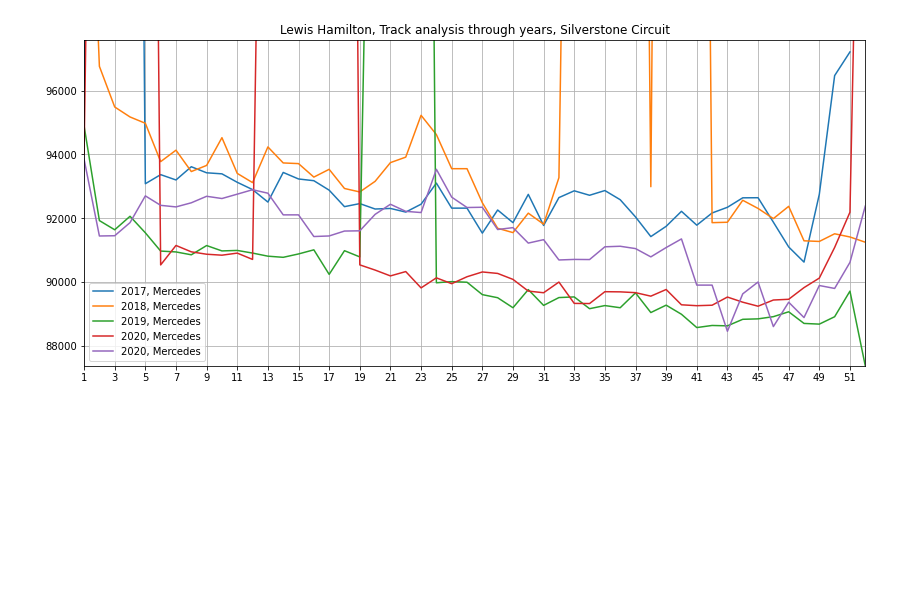
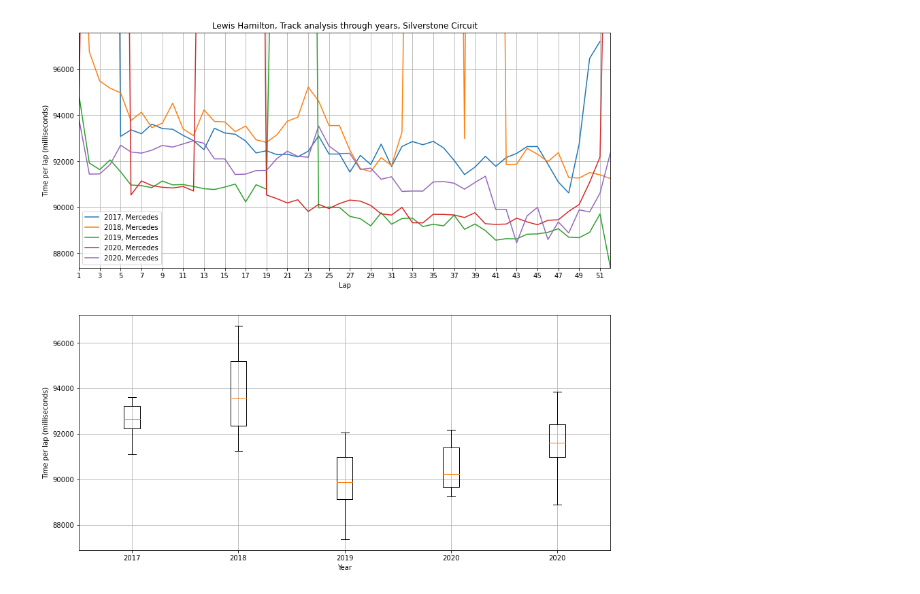
Before and after one commit to cnkndmr/formula1-data-analysis, a Jupyter notebook: src/03-driver_laptime_by_race.ipynb, the cells around one changed output. Drawn from its saved outputs; the diff is of its cells as text; code cells hidden in the pictures; blank space fills up the shorter version.

Commit message:
boxchart and labels added

```diff
--- a/src/03-driver_laptime_by_race.ipynb
+++ b/src/03-driver_laptime_by_race.ipynb
@@ -24,8 +24,9 @@ circuitId = circuits_df[circuits_df.circuitRef == circuitRef]['circuitId'].iloc[
 driverRef = 'hamilton'
 driverId = drivers_df[drivers_df.driverRef == driverRef]['driverId'].iloc[0]
 
-plt.figure(figsize=(14, 6))
+plt.figure(figsize=(14, 14))
 
+plt.subplot(2, 1, 1)
 last_5_raceId = races_df[races_df.circuitId == circuitId].sort_values("year").raceId.iloc[-5:]
 for raceId in last_5_raceId:
     race_df = lap_times_df[(lap_times_df.raceId == raceId) & (lap_times_df.driverId == driverId)].copy()
@@ -36,32 +37,48 @@ for raceId in last_5_raceId:
         race_df.loc[race_df.lap.isin([lap, lap + 1]),'milliseconds'] = np.nan
         mean_value = race_df.loc[race_df.lap.isin([lap - 1, lap + 2])].milliseconds.mean()
         race_df.loc[race_df.lap.isin([lap, lap + 1]),'milliseconds'] = mean_value
 
     race_year = str(races_df[races_df.raceId == raceId].year.iloc[0])
     constructorId = results_df[(results_df.raceId == raceId) & (results_df.driverId == driverId)].constructorId.iloc[0]
     constructor_name = constructors_df[constructors_df.constructorId == constructorId].name.iloc[0]
     label = race_year + ', ' + constructor_name
     plt.plot(race_df.lap,
              race_df.milliseconds,
              label = label)
 
 plt.legend()
 race_df = lap_times_df[(lap_times_df.raceId.isin(last_5_raceId)) & (lap_times_df.driverId == driverId)].copy()
 plt.xlim(race_df["lap"].values.min(),
          race_df["lap"].values.max())
 q1 = race_df.milliseconds.quantile(0.25)
 q3 = race_df.milliseconds.quantile(0.75)
 cons = (q3 - q1) * 1.5
 high_lim = q3 + cons
 low_lim = q1 - cons
 plt.ylim(race_df.milliseconds.min(),
          high_lim)
+plt.xticks(np.arange(race_df["lap"].values.min(), race_df["lap"].values.max()+1, 2.0))
 driver_forename = drivers_df[drivers_df.driverRef == driverRef].forename.iloc[0]
 driver_surname = drivers_df[drivers_df.driverRef == driverRef].surname.iloc[0]
 circuit_name = circuits_df[circuits_df.circuitRef == circuitRef].name.iloc[0]
 plt.title(driver_forename + ' ' + driver_surname + ', Track analysis through years, ' + circuit_name)
 plt.grid()
-plt.xticks(np.arange(race_df["lap"].values.min(), race_df["lap"].values.max()+1, 2.0))
+plt.xlabel('Lap')
+plt.ylabel('Time per lap (milliseconds)')
+
+plt.subplot(2, 1, 2)
+
+for count ,raceId in enumerate(last_5_raceId):
+    race_df = lap_times_df[(lap_times_df.raceId == raceId) & (lap_times_df.driverId == driverId)].copy()
+    race_year = str(races_df[races_df.raceId == raceId].year.iloc[0])
+    plt.boxplot(race_df.milliseconds,
+            showfliers=False,
+            labels=[race_year],
+            positions=[count + 1])
+
+plt.xlabel('Year')
+plt.ylabel('Time per lap (milliseconds)')
+plt.grid()
 plt.show()
 # %% [output]
-[figure, old version]
+[figure, new version]
```
